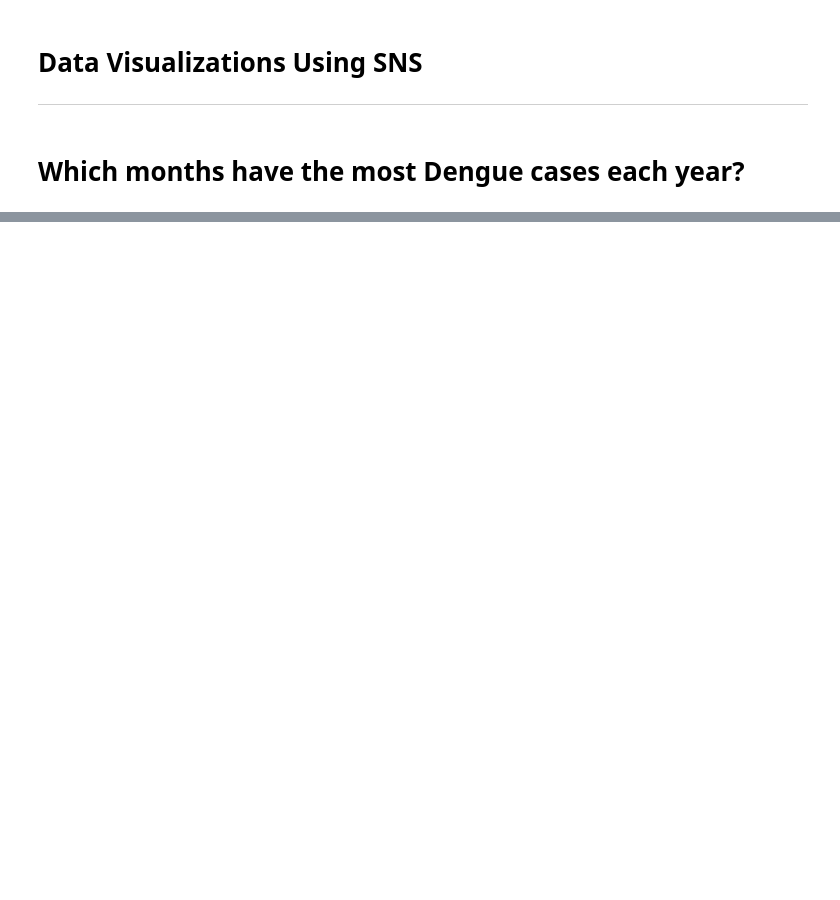
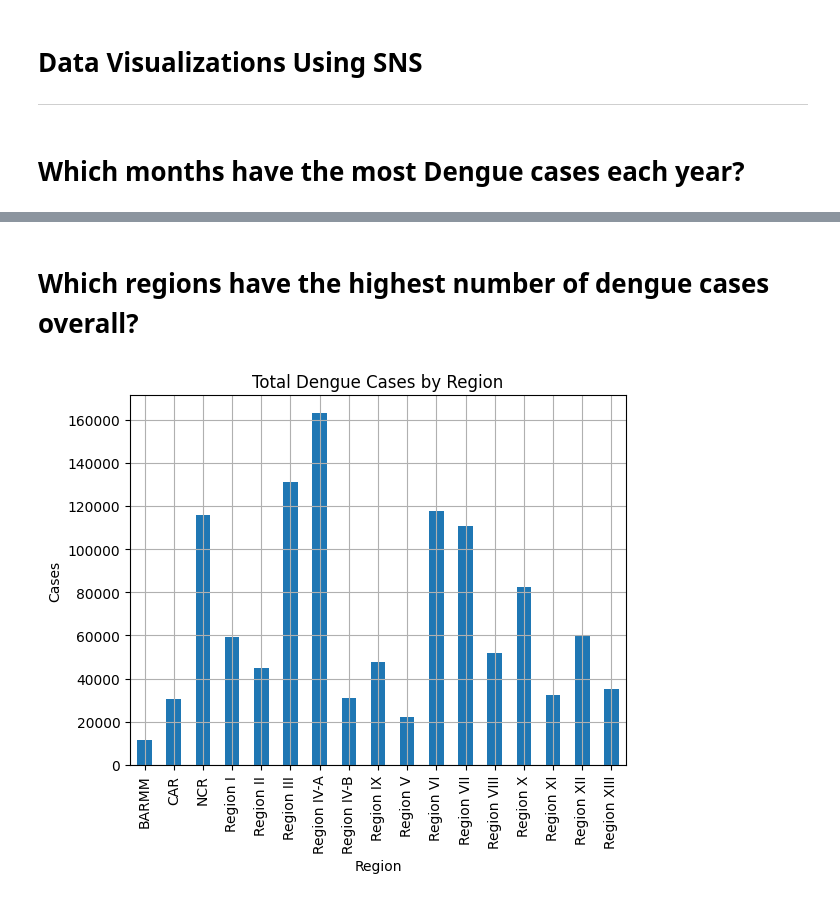
Before and after one commit to hypershesh/ELEC03_GAMBA_2B, a Jupyter notebook: PR3_PHDENGUE_ANALYSIS.ipynb, the cells around one changed output, grey strips where cells are left out. Drawn from its saved outputs; the diff is of its cells as text; code cells hidden in the pictures; blank space fills up the shorter version.

```diff
--- a/PR3_PHDENGUE_ANALYSIS.ipynb
+++ b/PR3_PHDENGUE_ANALYSIS.ipynb
@@ -116,0 +119,11 @@ plt.show()
+# %% [markdown]
+# Which regions have the highest number of dengue cases overall?
+# %%
+dengue.groupby("Region")["Dengue_Cases"].sum().plot(kind='bar')
+plt.title("Total Dengue Cases by Region")
+plt.grid(True)
+plt.xlabel("Region")
+plt.ylabel("Cases")
+plt.show()
+# %% [output]
+[figure, added]
```
Also changed, not shown: parts of 29 cells of this notebook.
